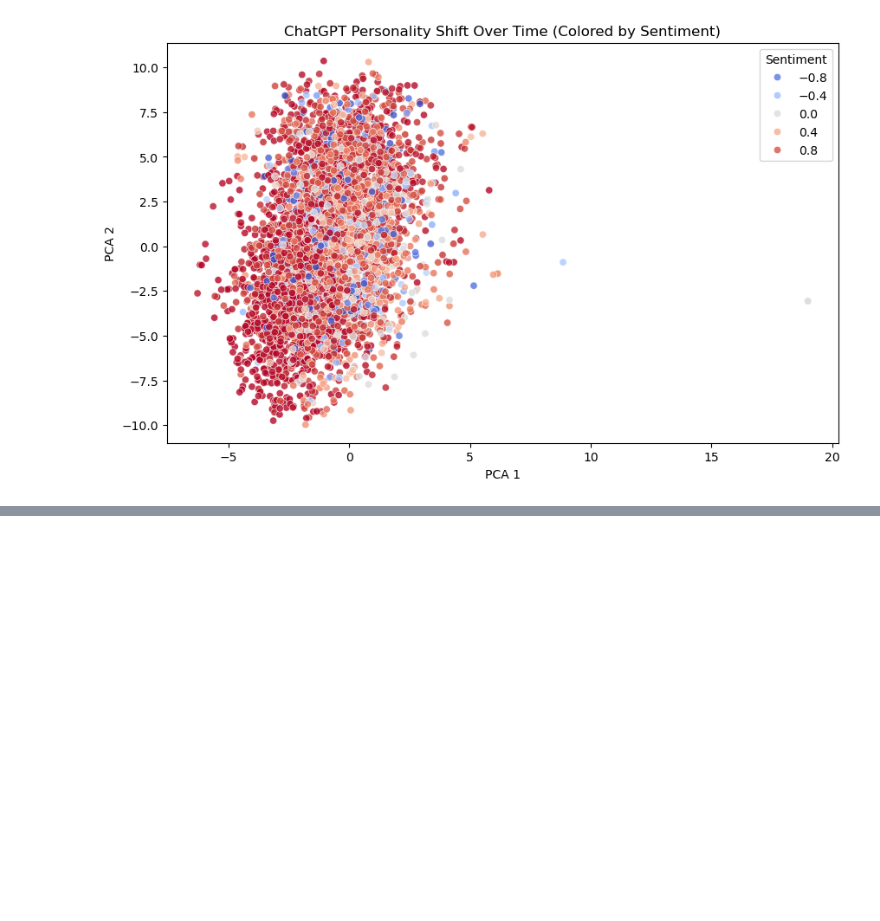
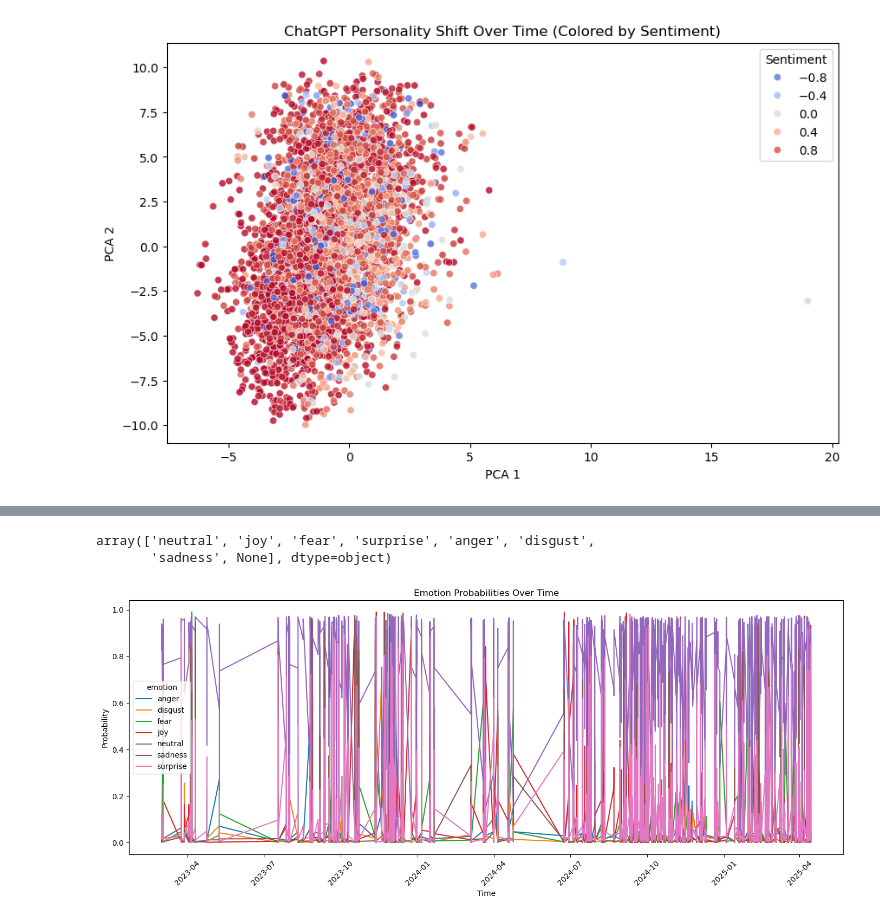
Before and after one commit to Tvashta/personality, a Jupyter notebook: test.ipynb, the cells around one changed output, grey strips where cells are left out. Drawn from its saved outputs; the diff is of its cells as text; code cells hidden in the pictures; blank space fills up the shorter version.

```diff
--- a/test.ipynb
+++ b/test.ipynb
@@ -333,0 +321,33 @@ Token indices sequence length is longer than the specified maximum sequence leng
+# %%
+features_df['emotion'].unique()
+# %% [output]
+array(['neutral', 'joy', 'fear', 'surprise', 'anger', 'disgust',
+       'sadness', None], dtype=object)
+# %%
+import pandas as pd
+import matplotlib.pyplot as plt
+import seaborn as sns
+from ast import literal_eval
+
+
+# Sort by time
+features_df = features_df.sort_values('message_time')
+
+# Expand emotion distributions into separate columns
+emotion_df = features_df['emotion_dist'].apply(pd.Series)
+emotion_df['message_time'] = features_df['message_time'].values
+
+# Melt for plotting
+emotion_melted = emotion_df.melt(id_vars='message_time', var_name='emotion', value_name='probability')
+
+# Plotting
+plt.figure(figsize=(14, 6))
+sns.lineplot(data=emotion_melted, x='message_time', y='probability', hue='emotion')
+plt.title("Emotion Probabilities Over Time")
+plt.xlabel("Time")
+plt.ylabel("Probability")
+plt.xticks(rotation=45)
+plt.tight_layout()
+plt.show()
+# %% [output]
+[figure, added]
```
Also changed, not shown: parts of 11 cells of this notebook, 2 other files.
